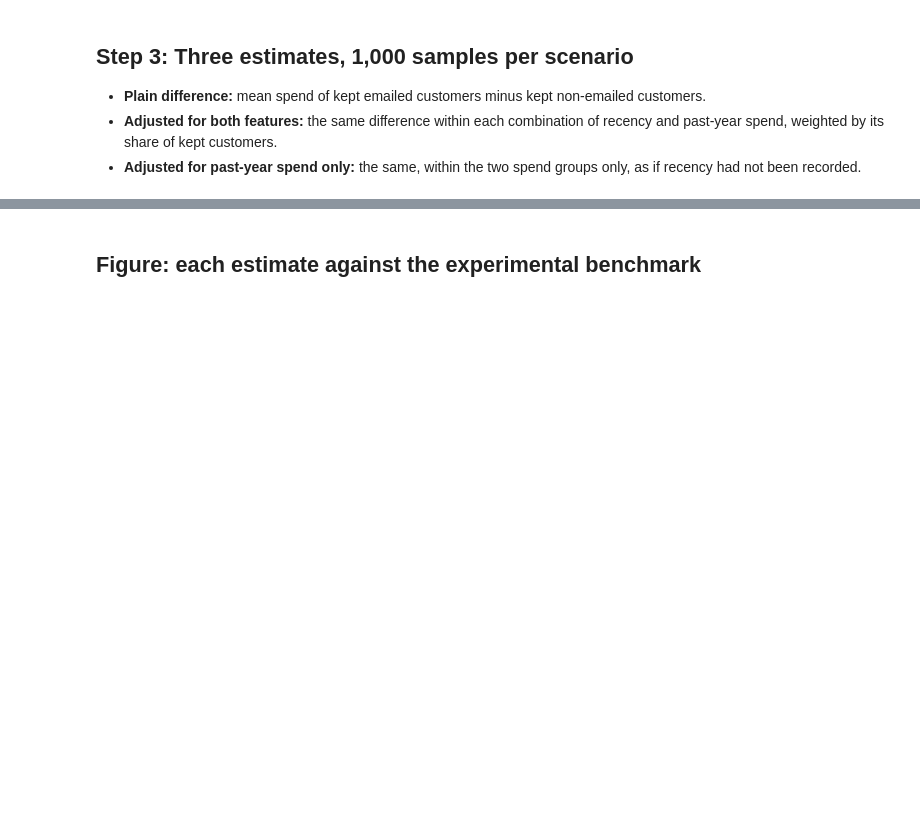
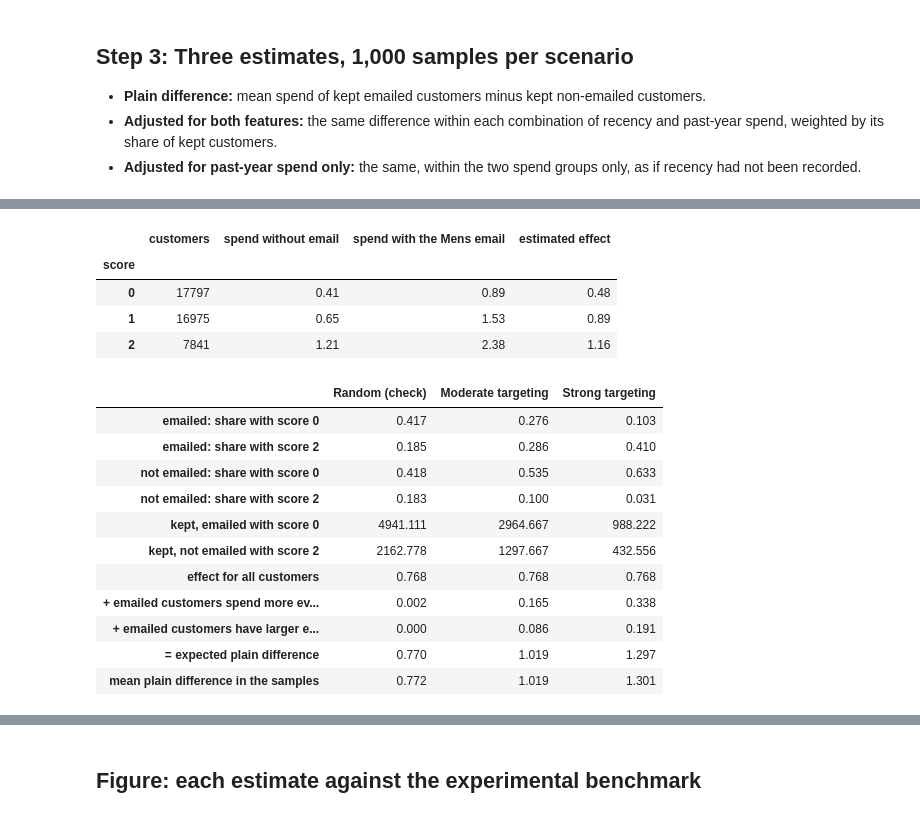
Before and after one commit to flora29058486/email-campaign-targeting, a Jupyter notebook: notebooks/05_01_bias_demonstration.ipynb, the cells around one changed output, grey strips where cells are left out. Cells and saved outputs as stored; diff of their text form; code cells hidden in the pictures; blank space fills up the shorter version.

```diff
--- a/notebooks/05_01_bias_demonstration.ipynb
+++ b/notebooks/05_01_bias_demonstration.ipynb
@@ -138,0 +180,51 @@ pending
+# %%
+groups = {s: score == s for s in range(3)}
+by_score = pd.DataFrame({
+    "customers": {s: g.sum() for s, g in groups.items()},
+    "spend without email": {s: spend[g & ~emailed].mean() for s, g in groups.items()},
+    "spend with the Mens email": {s: spend[g & emailed].mean() for s, g in groups.items()},
+})
+by_score["estimated effect"] = by_score["spend with the Mens email"] - by_score["spend without email"]
+by_score.index.name = "score"
+display(by_score.round(2))
+
+y0, effect = by_score["spend without email"].to_numpy(), by_score["estimated effect"].to_numpy()
+population = by_score["customers"].to_numpy() / len(df)
+parts = {}
+for name, shares in SCENARIOS.items():
+    e = np.asarray(shares)
+    kept_emailed = np.array([(groups[s] & emailed).sum() * e[s] for s in range(3)]) / MAX_SHARE
+    kept_other = np.array([(groups[s] & ~emailed).sum() * (1 - e[s]) for s in range(3)]) / MAX_SHARE
+    w1, w0 = kept_emailed / kept_emailed.sum(), kept_other / kept_other.sum()
+    parts[name] = {
+        "emailed: share with score 0": w1[0],
+        "emailed: share with score 2": w1[2],
+        "not emailed: share with score 0": w0[0],
+        "not emailed: share with score 2": w0[2],
+        "kept, emailed with score 0": kept_emailed[0],
+        "kept, not emailed with score 2": kept_other[2],
+        "effect for all customers": population @ effect,
+        "+ emailed customers spend more even without email": w1 @ y0 - w0 @ y0,
+        "+ emailed customers have larger estimated effects": w1 @ effect - population @ effect,
+        "= expected plain difference": w1 @ (y0 + effect) - w0 @ y0,
+        "mean plain difference in the samples": results.loc[(name, "Plain difference"), "mean estimate"],
+    }
+pd.DataFrame(parts).round(3)
+# %% [output]
+|  | customers | spend without email | spend with the Mens email | estimated effect |
+| score |  |  |  |  |
+| 0 | 17797 | 0.41 | 0.89 | 0.48 |
+| 1 | 16975 | 0.65 | 1.53 | 0.89 |
+| 2 | 7841 | 1.21 | 2.38 | 1.16 |
+|  | Random (check) | Moderate targeting | Strong targeting |
+| emailed: share with score 0 | 0.417 | 0.276 | 0.103 |
+| emailed: share with score 2 | 0.185 | 0.286 | 0.410 |
+| not emailed: share with score 0 | 0.418 | 0.535 | 0.633 |
+| not emailed: share with score 2 | 0.183 | 0.100 | 0.031 |
+| kept, emailed with score 0 | 4941.111 | 2964.667 | 988.222 |
+| kept, not emailed with score 2 | 2162.778 | 1297.667 | 432.556 |
+| effect for all customers | 0.768 | 0.768 | 0.768 |
+| + emailed customers spend more ev... | 0.002 | 0.165 | 0.338 |
+| + emailed customers have larger e... | 0.000 | 0.086 | 0.191 |
+| = expected plain difference | 0.770 | 1.019 | 1.297 |
+| mean plain difference in the samples | 0.772 | 1.019 | 1.301 |
```
Also changed, not shown: parts of 9 cells of this notebook, 3 other files.
